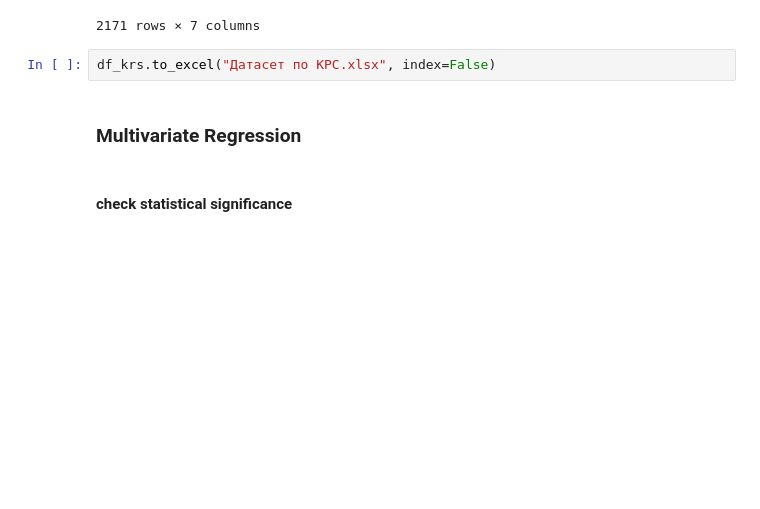
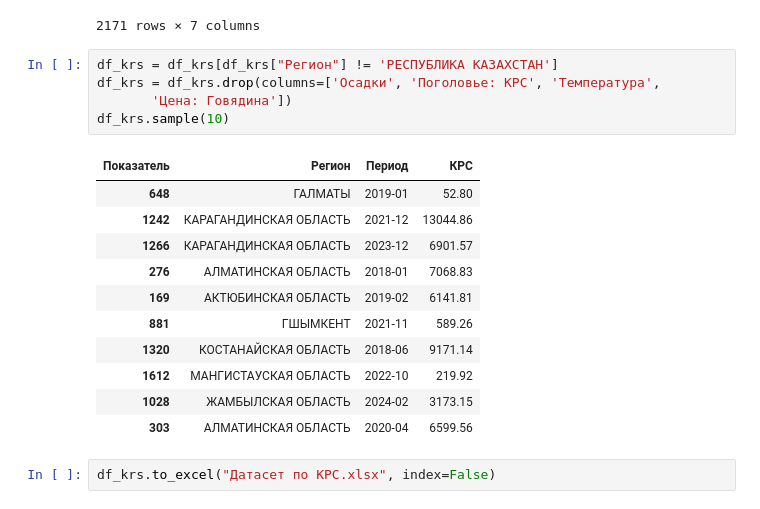
Before and after one commit to Madi147/ICC, a Jupyter notebook: Models/КРС/Models_КРС.ipynb, the cells around one changed output. Saved outputs shown, nothing was run; the diff lists cells and outputs as text; blank space fills up the shorter version.

```diff
--- a/Models/КРС/Models_КРС.ipynb
+++ b/Models/КРС/Models_КРС.ipynb
@@ -105,9 +103,22 @@ df_krs
 | 2169 | ТУРКЕСТАНСКАЯ ОБЛАСТЬ | 2024-11 | 11441.98 | 12.1 | 1056289.0 | 6.500000 | 165.469090 |
 | 2170 | ТУРКЕСТАНСКАЯ ОБЛАСТЬ | 2024-12 | 29353.24 | 17.3 | 1030359.0 | -1.854839 | 165.965497 |
 2171 rows × 7 columns
+# %%
+df_krs = df_krs[df_krs["Регион"] != 'РЕСПУБЛИКА КАЗАХСТАН']
+df_krs = df_krs.drop(columns=['Осадки', 'Поголовье: КРС', 'Температура',
+       'Цена: Говядина'])
+df_krs.sample(10)
+# %% [output]
+| Показатель | Регион | Период | КРС |
+| 648 | ГАЛМАТЫ | 2019-01 | 52.80 |
+| 1242 | КАРАГАНДИНСКАЯ ОБЛАСТЬ | 2021-12 | 13044.86 |
+| 1266 | КАРАГАНДИНСКАЯ ОБЛАСТЬ | 2023-12 | 6901.57 |
+| 276 | АЛМАТИНСКАЯ ОБЛАСТЬ | 2018-01 | 7068.83 |
+| 169 | АКТЮБИНСКАЯ ОБЛАСТЬ | 2019-02 | 6141.81 |
+| 881 | ГШЫМКЕНТ | 2021-11 | 589.26 |
+| 1320 | КОСТАНАЙСКАЯ ОБЛАСТЬ | 2018-06 | 9171.14 |
+| 1612 | МАНГИСТАУСКАЯ ОБЛАСТЬ | 2022-10 | 219.92 |
+| 1028 | ЖАМБЫЛСКАЯ ОБЛАСТЬ | 2024-02 | 3173.15 |
+| 303 | АЛМАТИНСКАЯ ОБЛАСТЬ | 2020-04 | 6599.56 |
 # %%
 df_krs.to_excel("Датасет по КРС.xlsx", index=False)
-# %% [markdown]
-### Multivariate Regression
-# %% [markdown]
-#### check statistical significance
```
Also changed, not shown: parts of 14 cells of this notebook, 5 other files.
